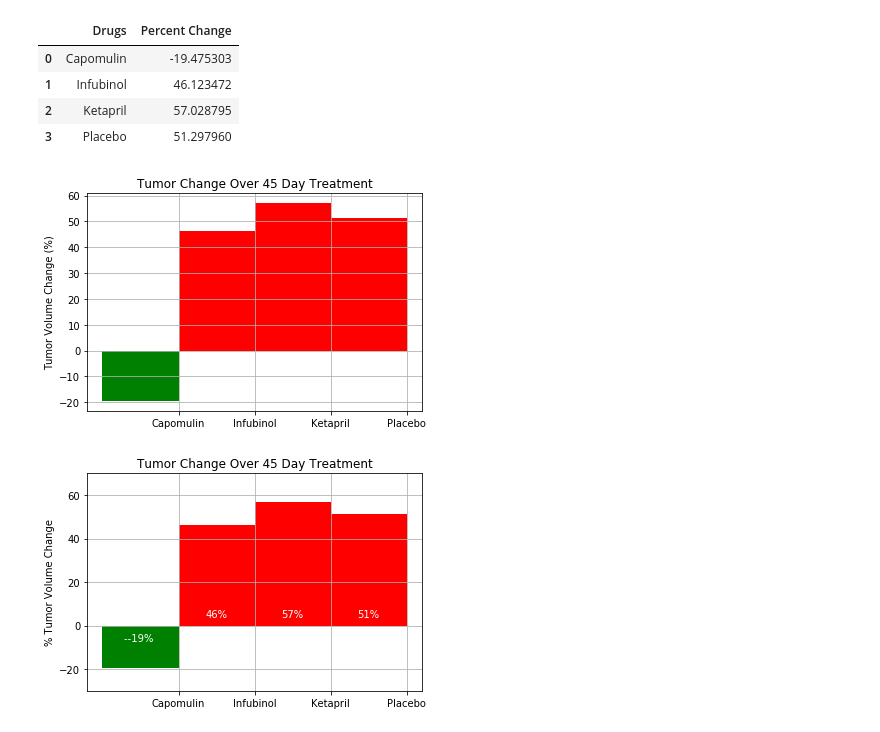
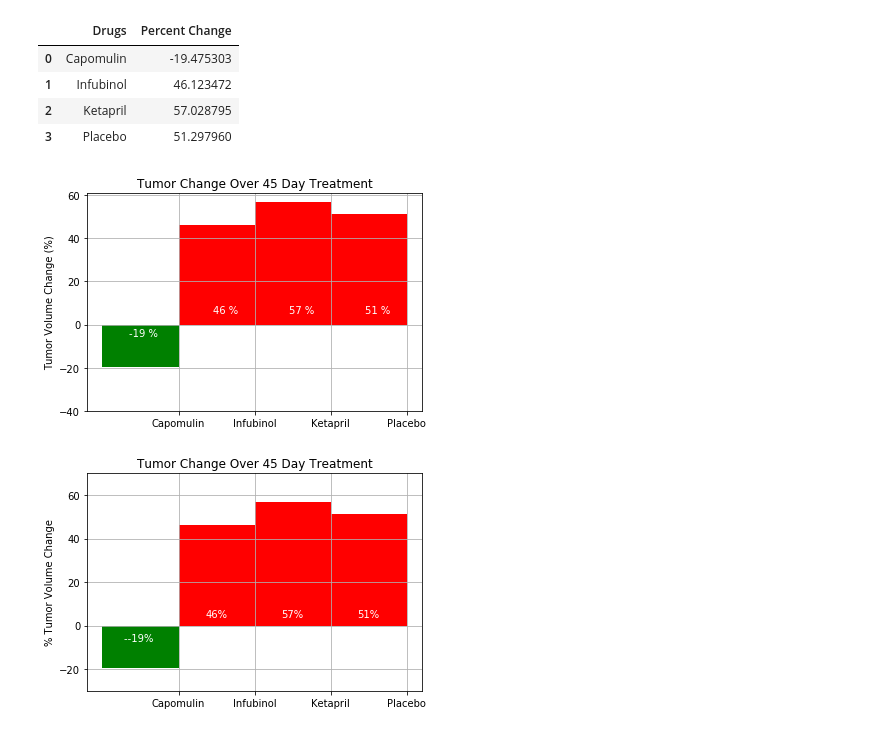
Before and after one commit to rschroer/allhomeworks, a Jupyter notebook: HW05/Pymaceuticals/RPS_pymaceuticals.ipynb, the cells around one changed output. Drawn from its saved outputs; the diff is of its cells as text; code cells hidden in the pictures.

```diff
--- a/HW05/Pymaceuticals/RPS_pymaceuticals.ipynb
+++ b/HW05/Pymaceuticals/RPS_pymaceuticals.ipynb
@@ -265,37 +265,42 @@ bar_graph
 bar_height=bar_graph["Percent Change"]
 bars=bar_graph["Drugs"]
 y_pos = np.arange(len(bar_graph["Drugs"]))
 
 # I decided to add a new column to the DF called color and do logic to add that to there
 bar_graph["Color"]=""
 bar_graph["Color"].loc[bar_graph["Percent Change"] <0] = "Green"
 bar_graph["Color"].loc[bar_graph["Percent Change"] >=0] = "Red"
 
 colors=bar_graph["Color"]
 
 # The negative width and edge alignment put the ticks to the right of the bar
 ax=plt.bar(bars,bar_height,color=colors,align="edge", width=-1)
 
 # Orient widths. Add labels, tick marks, etc.
 plt.xticks(y_pos, bars)
 plt.ylabel("Tumor Volume Change (%)")
 plt.title("Tumor Change Over 45 Day Treatment")
 plt.grid(b=True )
 
 # Use functions to label the percentages of changes
 
-# I don't understand how to do this. I've spent too much time trying to figure this out.
-
+# I don't understand how to do this. I've spent too much time trying to figure this out. I just added text and didn't iterate through them.
+plt.text( -0.65, -5.5 , f"{int(bar_height[0])} %", color="white")
+plt.text( 0.45, 5.5 , f"{int(bar_height[1])} %", color="white")
+plt.text( 1.45, 5.5 , f"{int(bar_height[2])} %", color="white")
+plt.text( 2.45, 5.5 , f"{int(bar_height[3])} %", color="white")
 # Call functions to implement the function calls
 
-
+grid_ticks=np.arange(-40,80, 20)
+plt.yticks(grid_ticks)
 # Save the Figure
 plt.savefig("PyPharm04.png")
 
+
 # Show the Figure
 plt.show()
 # %% [output]
-[figure, old version]
+[figure, new version]
 # %%
 # %% [output]
 [figure]
```
